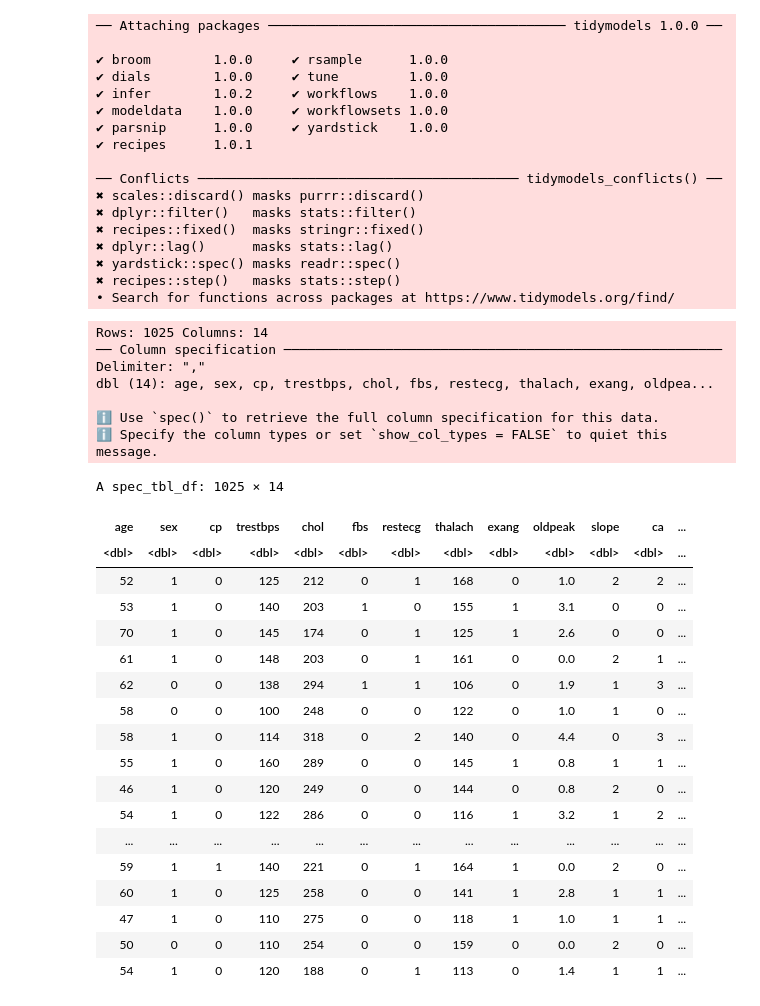
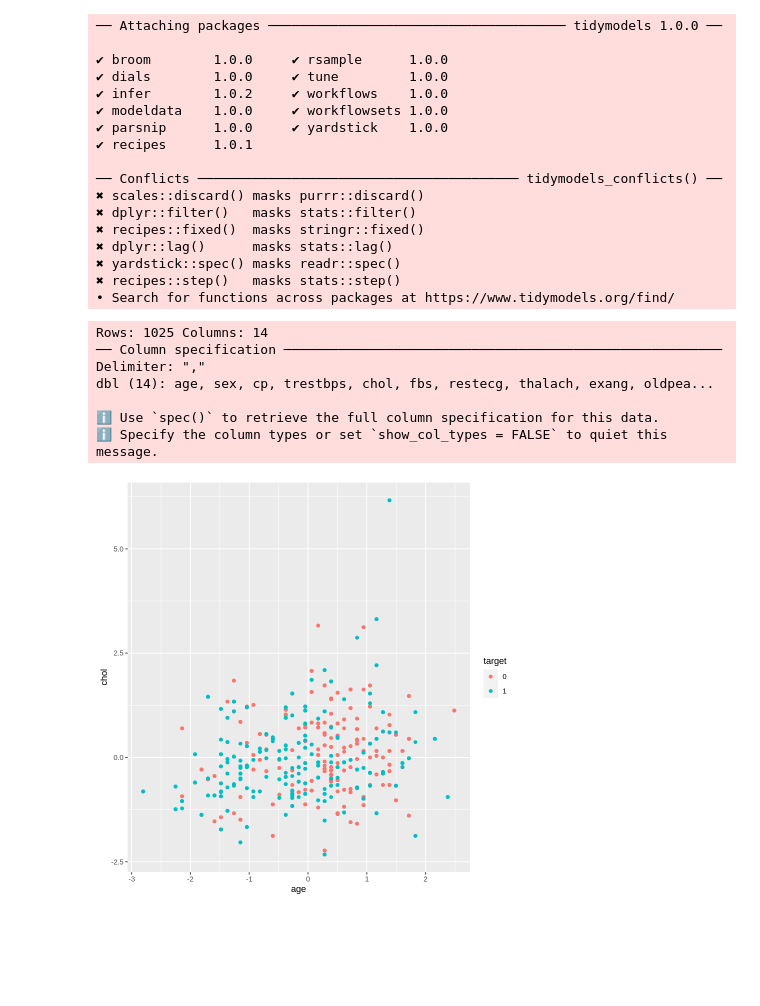
Before and after one commit to maggie63/dsci-100-group-34, a Jupyter notebook: proposal.ipynb, the cells around one changed output. Drawn from its saved outputs; the diff is of its cells as text; code cells hidden in the pictures; blank space fills up the shorter version.

Commit message:
scaled?

```diff
--- a/proposal.ipynb
+++ b/proposal.ipynb
@@ -21,8 +21,15 @@ library(tidymodels)
 ✖ recipes::step()   masks stats::step()
 • Search for functions across packages at https://www.tidymodels.org/find/
 # %%
-heart_disease <- read_csv("https://raw.githubusercontent.com/maggie63/dsci-100-group-34/main/data/heart.csv")
-heart_disease
+heart_disease <- read_csv("https://raw.githubusercontent.com/maggie63/dsci-100-group-34/main/data/heart.csv") |>
+    select("age", "thalach", "trestbps", "chol", "target") |>
+    mutate(target = as_factor(target))
+heart_recipe <- recipe(target ~ age + trestbps + chol + thalach, data = heart_disease) |>
+                       step_scale(all_predictors()) |>
+                       step_center(all_predictors())
+heart_scaled <- heart_recipe |>
+                           prep() |>
+                           bake(heart_disease)
 # %% [output]
 Rows: 1025 Columns: 14
 ── Column specification ────────────────────────────────────────────────────────
@@ -31,26 +38,14 @@ dbl (14): age, sex, cp, trestbps, chol, fbs, restecg, thalach, exang, oldpea...
 
 ℹ Use `spec()` to retrieve the full column specification for this data.
 ℹ Specify the column types or set `show_col_types = FALSE` to quiet this message.
-A spec_tbl_df: 1025 × 14
-| age | sex | cp | trestbps | chol | fbs | restecg | thalach | exang | oldpeak | slope | ca | ... |
-| <dbl> | <dbl> | <dbl> | <dbl> | <dbl> | <dbl> | <dbl> | <dbl> | <dbl> | <dbl> | <dbl> | <dbl> | ... |
-| 52 | 1 | 0 | 125 | 212 | 0 | 1 | 168 | 0 | 1.0 | 2 | 2 | ... |
-| 53 | 1 | 0 | 140 | 203 | 1 | 0 | 155 | 1 | 3.1 | 0 | 0 | ... |
-| 70 | 1 | 0 | 145 | 174 | 0 | 1 | 125 | 1 | 2.6 | 0 | 0 | ... |
-| 61 | 1 | 0 | 148 | 203 | 0 | 1 | 161 | 0 | 0.0 | 2 | 1 | ... |
-| 62 | 0 | 0 | 138 | 294 | 1 | 1 | 106 | 0 | 1.9 | 1 | 3 | ... |
-| 58 | 0 | 0 | 100 | 248 | 0 | 0 | 122 | 0 | 1.0 | 1 | 0 | ... |
-| 58 | 1 | 0 | 114 | 318 | 0 | 2 | 140 | 0 | 4.4 | 0 | 3 | ... |
-| 55 | 1 | 0 | 160 | 289 | 0 | 0 | 145 | 1 | 0.8 | 1 | 1 | ... |
-| 46 | 1 | 0 | 120 | 249 | 0 | 0 | 144 | 0 | 0.8 | 2 | 0 | ... |
-| 54 | 1 | 0 | 122 | 286 | 0 | 0 | 116 | 1 | 3.2 | 1 | 2 | ... |
-| ... | ... | ... | ... | ... | ... | ... | ... | ... | ... | ... | ... | ... |
-| 59 | 1 | 1 | 140 | 221 | 0 | 1 | 164 | 1 | 0.0 | 2 | 0 | ... |
-| 60 | 1 | 0 | 125 | 258 | 0 | 0 | 141 | 1 | 2.8 | 1 | 1 | ... |
-| 47 | 1 | 0 | 110 | 275 | 0 | 0 | 118 | 1 | 1.0 | 1 | 1 | ... |
-| 50 | 0 | 0 | 110 | 254 | 0 | 0 | 159 | 0 | 0.0 | 2 | 0 | ... |
-| 54 | 1 | 0 | 120 | 188 | 0 | 1 | 113 | 0 | 1.4 | 1 | 1 | ... |
 # %%
-heart_split <- initial_split(heart_disease, prop = 0.75, strata = target)
+heart_split <- initial_split(heart_scaled, prop = 0.75, strata = target)
 heart_training <- training(heart_split)
 heart_testing <- testing(heart_split)
+# %%
+heart_plot <- heart_training |>
+    ggplot(aes(x = age, y = chol, colour = target)) +
+    geom_point()
+heart_plot
+# %% [output]
+[figure, added]
```
